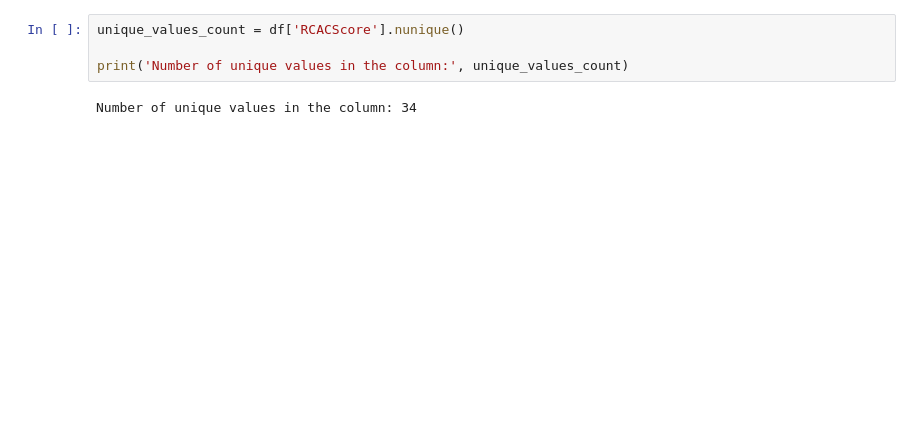
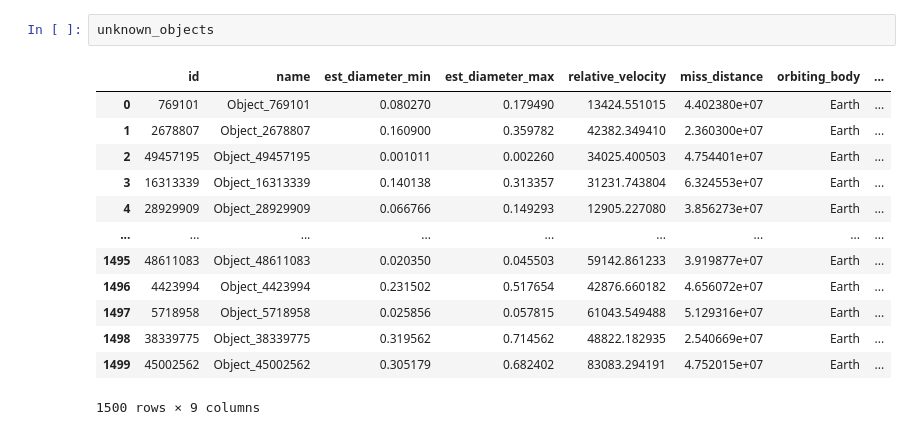
Before and after one commit to acse-ra922/evaluation-of-ensemble-methods-for-binary-classification, a Jupyter notebook: data_processing_pipeline/Untitled.ipynb, the cells around one changed output. Cells and saved outputs as stored; diff of their text form; blank space fills up the shorter version.

```diff
--- a/data_processing_pipeline/Untitled.ipynb
+++ b/data_processing_pipeline/Untitled.ipynb
@@ -21,6 +9,16 @@ df
-# %%
-unique_values_count = df['RCACScore'].nunique()
-
-print('Number of unique values in the column:', unique_values_count)
-# %% [output]
-Number of unique values in the column: 34
+# %%
+unknown_objects
+# %% [output]
+|  | id | name | est_diameter_min | est_diameter_max | relative_velocity | miss_distance | orbiting_body | ... |
+| 0 | 769101 | Object_769101 | 0.080270 | 0.179490 | 13424.551015 | 4.402380e+07 | Earth | ... |
+| 1 | 2678807 | Object_2678807 | 0.160900 | 0.359782 | 42382.349410 | 2.360300e+07 | Earth | ... |
+| 2 | 49457195 | Object_49457195 | 0.001011 | 0.002260 | 34025.400503 | 4.754401e+07 | Earth | ... |
+| 3 | 16313339 | Object_16313339 | 0.140138 | 0.313357 | 31231.743804 | 6.324553e+07 | Earth | ... |
+| 4 | 28929909 | Object_28929909 | 0.066766 | 0.149293 | 12905.227080 | 3.856273e+07 | Earth | ... |
+| ... | ... | ... | ... | ... | ... | ... | ... | ... |
+| 1495 | 48611083 | Object_48611083 | 0.020350 | 0.045503 | 59142.861233 | 3.919877e+07 | Earth | ... |
+| 1496 | 4423994 | Object_4423994 | 0.231502 | 0.517654 | 42876.660182 | 4.656072e+07 | Earth | ... |
+| 1497 | 5718958 | Object_5718958 | 0.025856 | 0.057815 | 61043.549488 | 5.129316e+07 | Earth | ... |
+| 1498 | 38339775 | Object_38339775 | 0.319562 | 0.714562 | 48822.182935 | 2.540669e+07 | Earth | ... |
+| 1499 | 45002562 | Object_45002562 | 0.305179 | 0.682402 | 83083.294191 | 4.752015e+07 | Earth | ... |
+1500 rows × 9 columns
```
Also changed, not shown: parts of 18 cells of this notebook.
